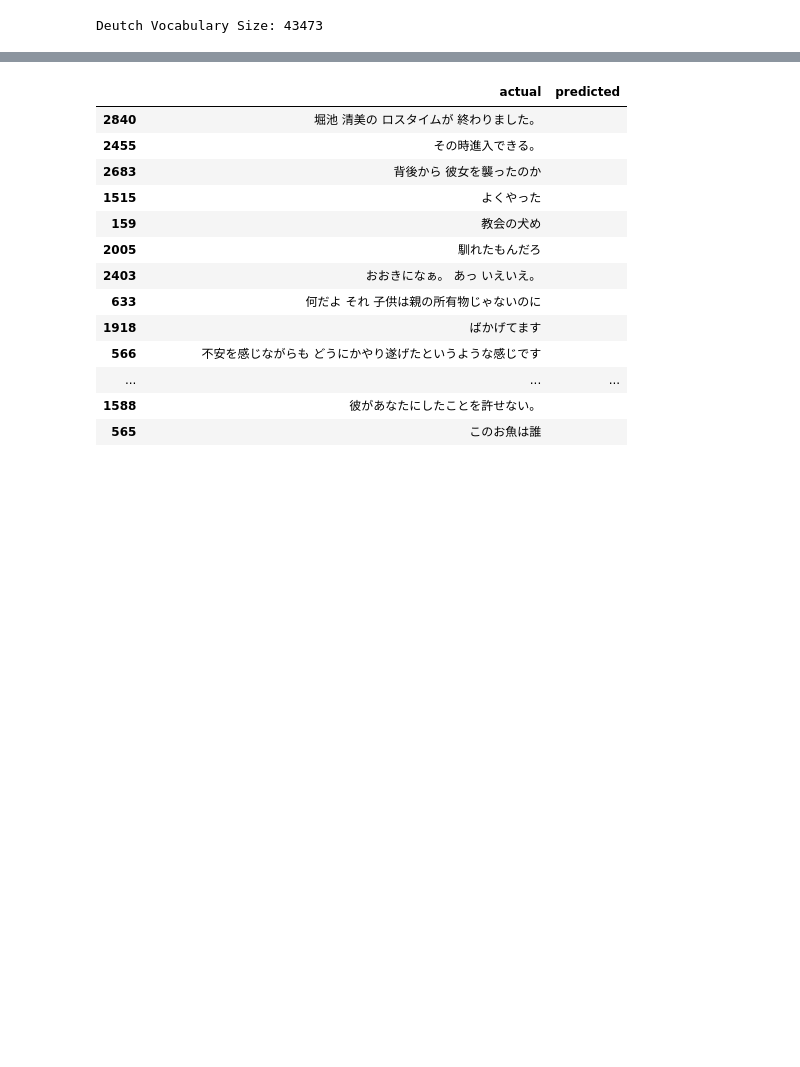
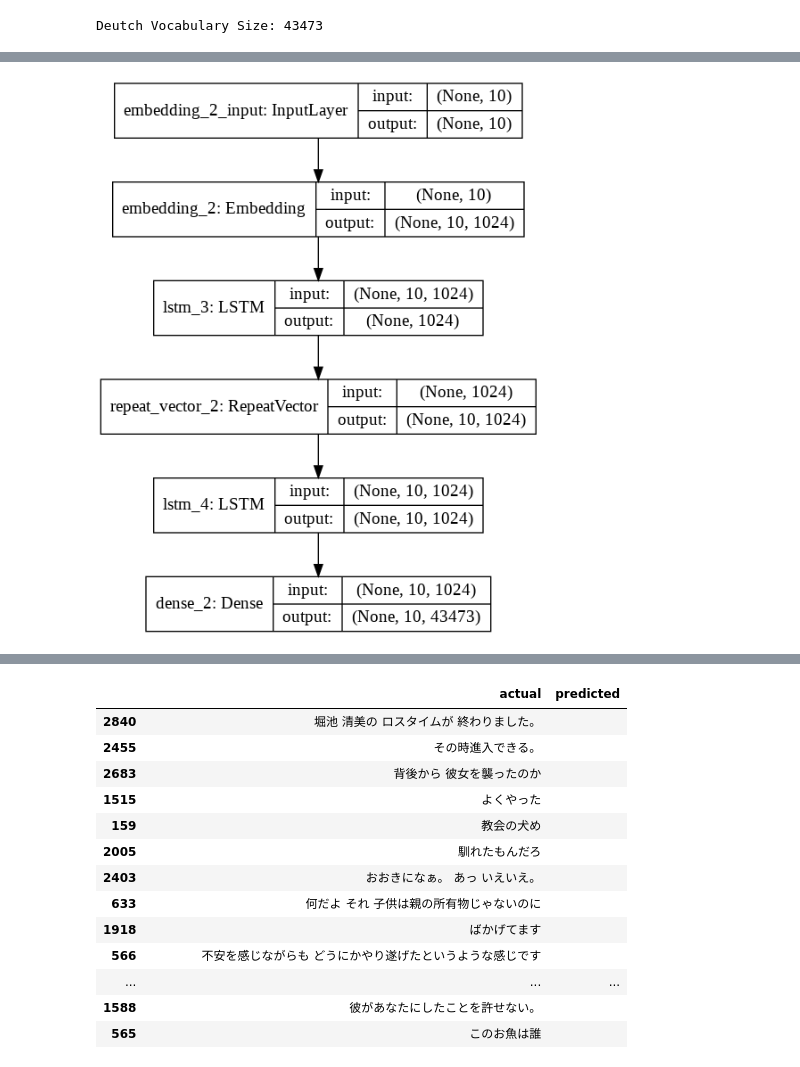
Before and after one commit to atsushii/Neural-Machine-Translation-Project, a Jupyter notebook: text_translation/translation_en_to_ja.ipynb, the cells around one changed output, grey strips where cells are left out. Drawn from its saved outputs; the diff is of its cells as text; code cells hidden in the pictures; blank space fills up the shorter version.

```diff
--- a/text_translation/translation_en_to_ja.ipynb
+++ b/text_translation/translation_en_to_ja.ipynb
@@ -231,2 +252,9 @@ history = model.fit(trainX, trainY.reshape(trainY.shape[0], trainY.shape[1], 1),
+# %%
+from keras.utils import plot_model
+
+# model plot
+plot_model(model, to_file='train-bert.png', show_shapes=True)
+# %% [output]
+[figure, added]
 # %%
 fig, (ax1, ax2) = plt.subplots(ncols=2, figsize=(10,4))
```
Also changed, not shown: parts of 30 cells of this notebook.
